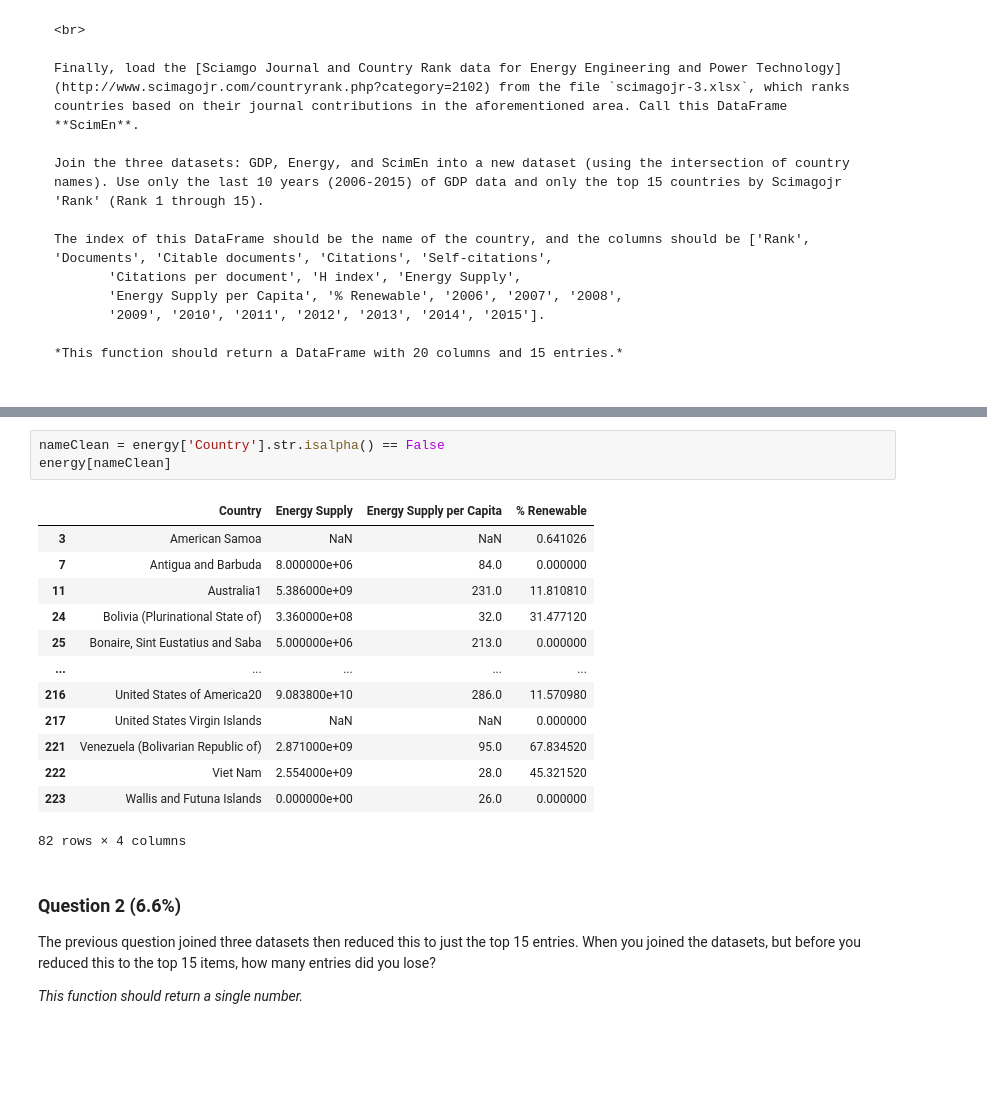
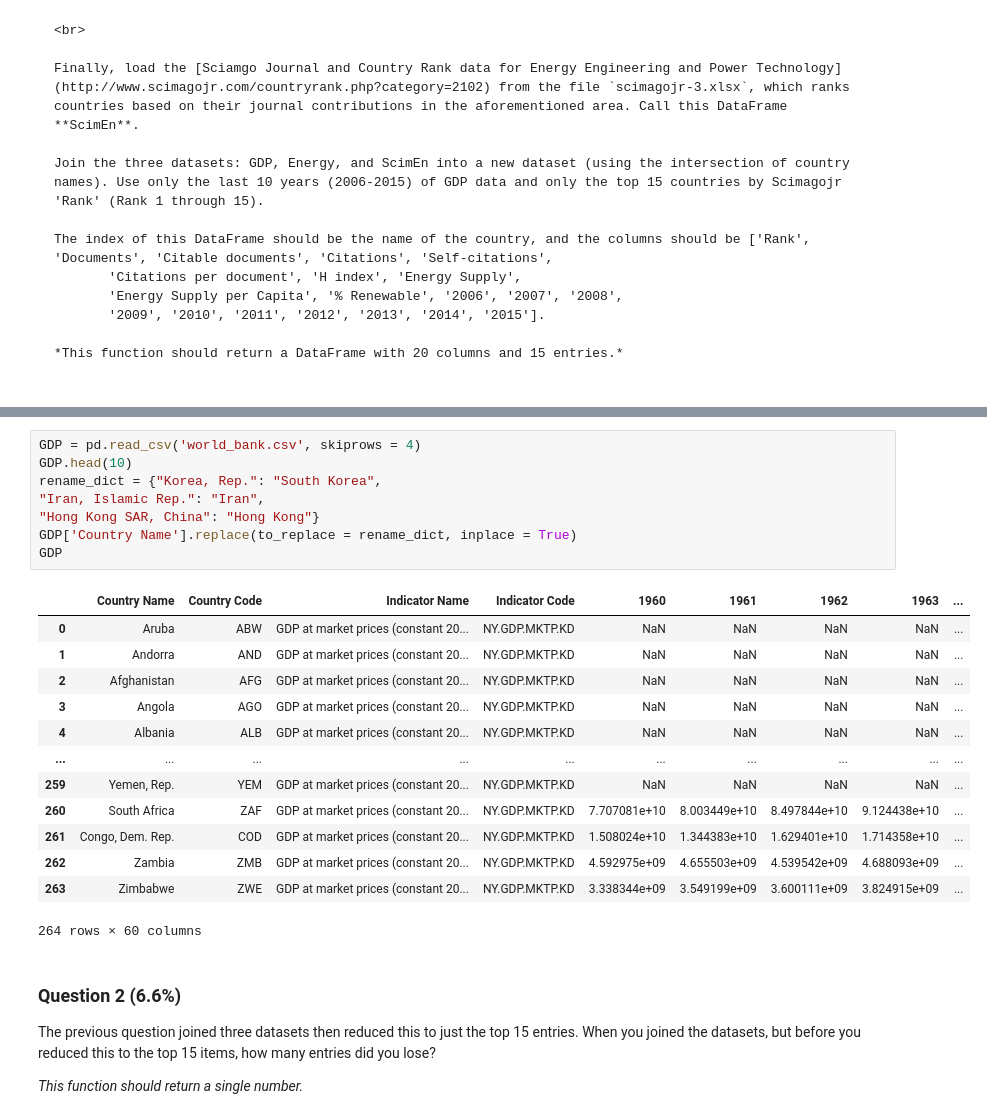
Before and after one commit to LeoLian0819/Data-Science-with-Python, a Jupyter notebook: Pandas_Tutorial/Week3/Assignment3.ipynb, the cells around one changed output, grey strips where cells are left out. Drawn from its saved outputs; the diff is of its cells as text; blank space fills up the shorter version.

```diff
--- a/Pandas_Tutorial/Week3/Assignment3.ipynb
+++ b/Pandas_Tutorial/Week3/Assignment3.ipynb
@@ -82,20 +104,25 @@ energy
-# %%
-nameClean = energy['Country'].str.isalpha() == False
-energy[nameClean]
-# %% [output]
-|  | Country | Energy Supply | Energy Supply per Capita | % Renewable |
-| 3 | American Samoa | NaN | NaN | 0.641026 |
-| 7 | Antigua and Barbuda | 8.000000e+06 | 84.0 | 0.000000 |
-| 11 | Australia1 | 5.386000e+09 | 231.0 | 11.810810 |
-| 24 | Bolivia (Plurinational State of) | 3.360000e+08 | 32.0 | 31.477120 |
-| 25 | Bonaire, Sint Eustatius and Saba | 5.000000e+06 | 213.0 | 0.000000 |
-| ... | ... | ... | ... | ... |
-| 216 | United States of America20 | 9.083800e+10 | 286.0 | 11.570980 |
-| 217 | United States Virgin Islands | NaN | NaN | 0.000000 |
-| 221 | Venezuela (Bolivarian Republic of) | 2.871000e+09 | 95.0 | 67.834520 |
-| 222 | Viet Nam | 2.554000e+09 | 28.0 | 45.321520 |
-| 223 | Wallis and Futuna Islands | 0.000000e+00 | 26.0 | 0.000000 |
-82 rows × 4 columns
+# %%
+GDP = pd.read_csv('world_bank.csv', skiprows = 4)
+GDP.head(10)
+rename_dict = {"Korea, Rep.": "South Korea",
+"Iran, Islamic Rep.": "Iran",
+"Hong Kong SAR, China": "Hong Kong"}
+GDP['Country Name'].replace(to_replace = rename_dict, inplace = True)
+GDP
+# %% [output]
+|  | Country Name | Country Code | Indicator Name | Indicator Code | 1960 | 1961 | 1962 | 1963 | ... |
+| 0 | Aruba | ABW | GDP at market prices (constant 20... | NY.GDP.MKTP.KD | NaN | NaN | NaN | NaN | ... |
+| 1 | Andorra | AND | GDP at market prices (constant 20... | NY.GDP.MKTP.KD | NaN | NaN | NaN | NaN | ... |
+| 2 | Afghanistan | AFG | GDP at market prices (constant 20... | NY.GDP.MKTP.KD | NaN | NaN | NaN | NaN | ... |
+| 3 | Angola | AGO | GDP at market prices (constant 20... | NY.GDP.MKTP.KD | NaN | NaN | NaN | NaN | ... |
+| 4 | Albania | ALB | GDP at market prices (constant 20... | NY.GDP.MKTP.KD | NaN | NaN | NaN | NaN | ... |
+| ... | ... | ... | ... | ... | ... | ... | ... | ... | ... |
+| 259 | Yemen, Rep. | YEM | GDP at market prices (constant 20... | NY.GDP.MKTP.KD | NaN | NaN | NaN | NaN | ... |
+| 260 | South Africa | ZAF | GDP at market prices (constant 20... | NY.GDP.MKTP.KD | 7.707081e+10 | 8.003449e+10 | 8.497844e+10 | 9.124438e+10 | ... |
+| 261 | Congo, Dem. Rep. | COD | GDP at market prices (constant 20... | NY.GDP.MKTP.KD | 1.508024e+10 | 1.344383e+10 | 1.629401e+10 | 1.714358e+10 | ... |
+| 262 | Zambia | ZMB | GDP at market prices (constant 20... | NY.GDP.MKTP.KD | 4.592975e+09 | 4.655503e+09 | 4.539542e+09 | 4.688093e+09 | ... |
+| 263 | Zimbabwe | ZWE | GDP at market prices (constant 20... | NY.GDP.MKTP.KD | 3.338344e+09 | 3.549199e+09 | 3.600111e+09 | 3.824915e+09 | ... |
+264 rows × 60 columns
 # %% [markdown]
 ### Question 2 (6.6%)
 The previous question joined three datasets then reduced this to just the top 15 entries. When you joined the datasets, but before you reduced this to the top 15 items, how many entries did you lose?
```
Also changed, not shown: parts of 2 cells of this notebook, 3 other files.
